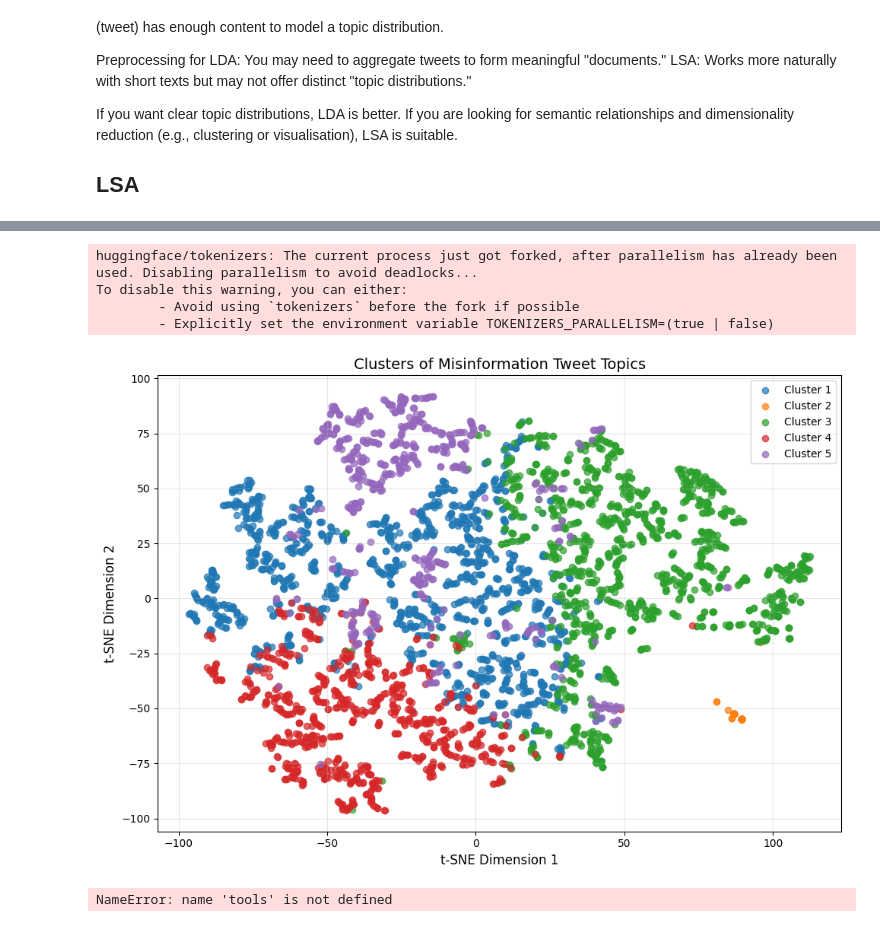
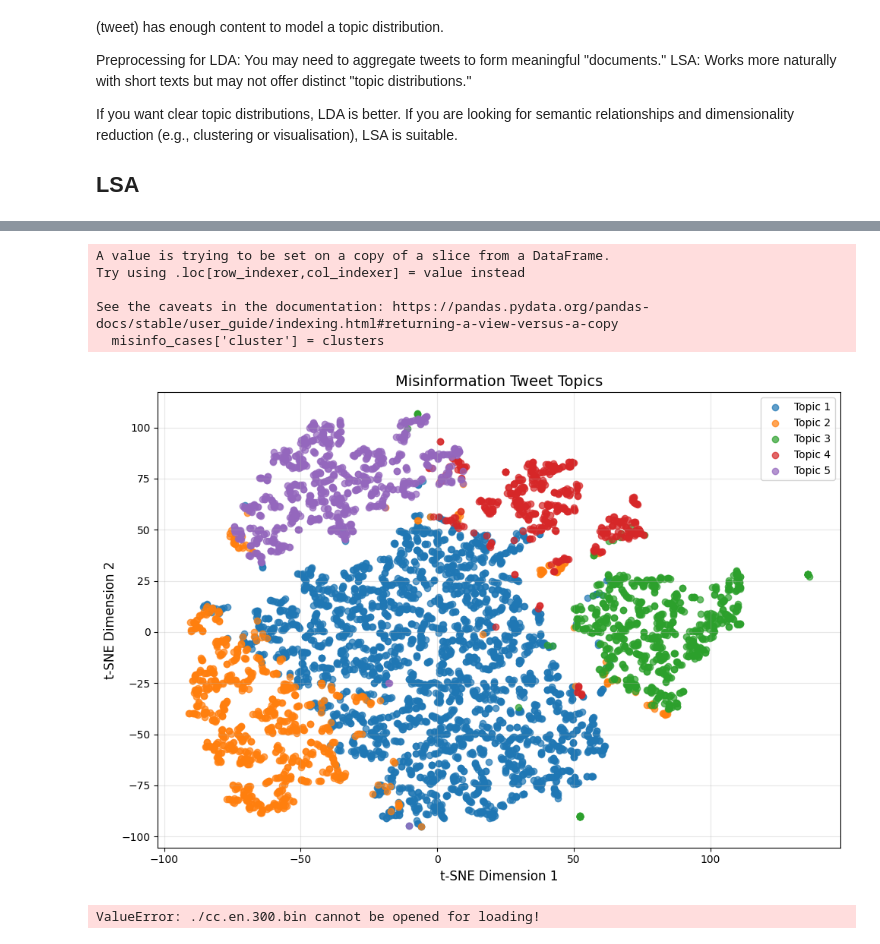
Before and after one commit to henrycgbaker/nlp_research_note, a Jupyter notebook: _4_analysis.ipynb, the cells around one changed output, grey strips where cells are left out. Cells and saved outputs as stored; diff of their text form; code cells hidden in the pictures.

```diff
--- a/_4_analysis.ipynb
+++ b/_4_analysis.ipynb
@@ -233,13 +599,11 @@ misinfo_tweets
+# %%
+PREDICTIONS_PATH = "/Users/henrybaker/Documents/repositories/nlp/nlp_research_note/data/climate_predictions.csv"
+predictions_df = pd.read_csv(PREDICTIONS_PATH)
 # %%
-from sklearn.feature_extraction.text import TfidfVectorizer
-from sklearn.decomposition import TruncatedSVD
-import streamlit as st
-
-misinfo_tweets = df_climate_inference[df_climate_inference['predicted_label'] == 'fake']
-
+misinfo_cases = predictions_df[predictions_df['predicted_label_gru'] == 'misinformation']
 
 # Extract the text column for LSA analysis
-misinfo_texts = misinfo_tweets['text'].dropna()
+misinfo_texts = misinfo_cases['text'].dropna()
 
 # Step 1: Vectorize the text using TF-IDF
 tfidf_vectorizer = TfidfVectorizer(max_features=500, stop_words='english')
@@ -301,9 +662,4 @@ for i, topic in enumerate(topics_df.columns):
 # %%
-
-from sklearn.metrics.pairwise import cosine_similarity
-import networkx as nx
-from wordcloud import WordCloud
-
 # **3. Keyword Network Visualization**
 # Create a graph of keywords and their weights for each topic
 G = nx.Graph()
@@ -318,17 +674,22 @@ nx.draw(
     G, pos, with_labels=True, node_size=500, font_size=10, edge_color="gray", alpha=0.7
 )
 plt.title("Keyword Network Across Topics", fontsize=14)
+plt.xlabel("t-SNE Dimension 1", fontsize=12)
+plt.ylabel("t-SNE Dimension 2", fontsize=12)
+plt.legend(loc="best")
+plt.grid(alpha=0.3)
+plt.tight_layout()
 plt.show()
 
 # **4. Sentiment Analysis**
 from textblob import TextBlob
 
 # Calculate sentiment polarity for each misinformation tweet
-misinfo_tweets['sentiment'] = misinfo_tweets['text'].apply(lambda x: TextBlob(x).sentiment.polarity)
+misinfo_cases['sentiment'] = misinfo_cases['text'].apply(lambda x: TextBlob(x).sentiment.polarity)
 
 # Plot sentiment distribution
 plt.figure(figsize=(8, 6))
-plt.hist(misinfo_tweets['sentiment'], bins=20, color='blue', alpha=0.7)
+plt.hist(misinfo_cases['sentiment'], bins=20, color='blue', alpha=0.7)
 plt.title("Sentiment Distribution of Misinformation Tweets", fontsize=14)
 plt.xlabel("Sentiment Polarity", fontsize=12)
 plt.ylabel("Frequency", fontsize=12)
@@ -341,46 +793,46 @@ plt.show()
 # %%
+
 from sklearn.cluster import KMeans
 from sklearn.manifold import TSNE
-
+# NB I RENMAED THIS TOPICS, SHOULD BE CLUSTERS.
 # Step 1: Clustering using KMeans
 n_clusters = 5  # Define the number of clusters
 kmeans = KMeans(n_clusters=n_clusters, random_state=42)
 clusters = kmeans.fit_predict(lsa_matrix)
 
 # Add cluster labels to the original dataset
-misinfo_tweets['cluster'] = clusters
+misinfo_cases['cluster'] = clusters
 
 # Step 2: Dimensionality reduction for visualization using t-SNE
 tsne = TSNE(n_components=2, random_state=42, perplexity=10, learning_rate=200)
 tsne_matrix = tsne.fit_transform(lsa_matrix)
 
 # Step 3: Plot the clusters
 plt.figure(figsize=(10, 7))
 for cluster in range(n_clusters):
     cluster_points = tsne_matrix[clusters == cluster]
     plt.scatter(
-        cluster_points[:, 0], cluster_points[:, 1], label=f"Cluster {cluster+1}", alpha=0.7
+        cluster_points[:, 0], cluster_points[:, 1], label=f"Topic {cluster+1}", alpha=0.7
     )
 
-plt.title("Clusters of Misinformation Tweet Topics", fontsize=14)
+plt.title("Misinformation Tweet Topics", fontsize=14)
 plt.xlabel("t-SNE Dimension 1", fontsize=12)
 plt.ylabel("t-SNE Dimension 2", fontsize=12)
 plt.legend()
 plt.grid(alpha=0.3)
 plt.tight_layout()
 plt.show()
-
-# Share the clustered tweets
-tools.display_dataframe_to_user(name="Misinformation Tweet Clusters", dataframe=misinfo_tweets)
 # %% [output]
-huggingface/tokenizers: The current process just got forked, after parallelism has already been used. Disabling parallelism to avoid deadlocks...
-To disable this warning, you can either:
-        - Avoid using `tokenizers` before the fork if possible
-        - Explicitly set the environment variable TOKENIZERS_PARALLELISM=(true | false)
+A value is trying to be set on a copy of a slice from a DataFrame.
+Try using .loc[row_indexer,col_indexer] = value instead
+
+See the caveats in the documentation: https://pandas.pydata.org/pandas-docs/stable/user_guide/indexing.html#returning-a-view-versus-a-copy
+  misinfo_cases['cluster'] = clusters
-[figure, old version]
+[figure, new version]
-NameError: name 'tools' is not defined
 # %%
 # Extend vocabulary to include topics
+with open("./cache/vocab_idx.pkl", "rb") as f:
+    vocab_idx = pickle.load(f)
 
 vocabulary = vocab_idx
 extended_vocabulary = list(vocabulary) + list(topics_df.columns)
@@ -399,6 +851,10 @@ def embedding_mapping_fasttext(vocabulary, pre_trained_embeddings):
     return embedding_matrix
 
 # Generate embeddings for the extended vocabulary
+
+ft_path = "./cc.en.300.bin"
+ft = fasttext.load_model(ft_path)
+
 mapped_pretrained_embeddings = embedding_mapping_fasttext(
     vocabulary=extended_vocabulary,
     pre_trained_embeddings=ft
@@ -420,6 +876,8 @@ nx.draw(
 )
 plt.title("Keyword Network with FastText Embedding-based Layout", fontsize=14)
 plt.show()
+# %% [output]
+ValueError: ./cc.en.300.bin cannot be opened for loading!
 # %%
 import torch
 import numpy as np
```
Also changed, not shown: parts of 13 cells of this notebook, 44 other files.
